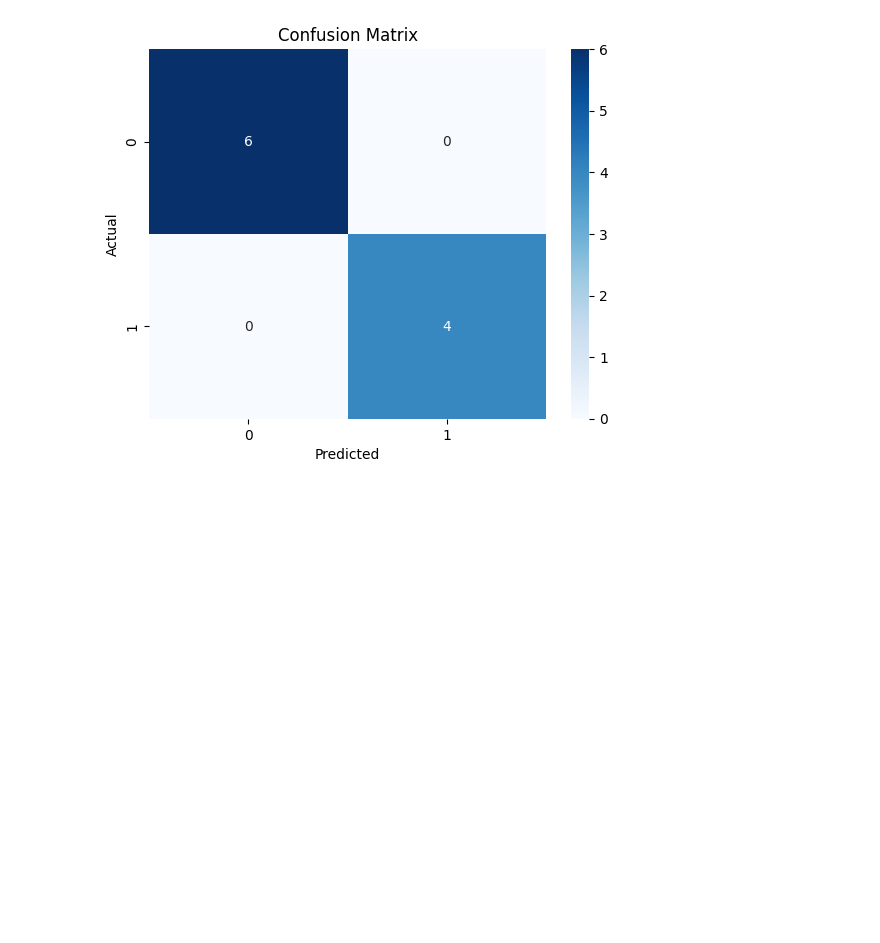
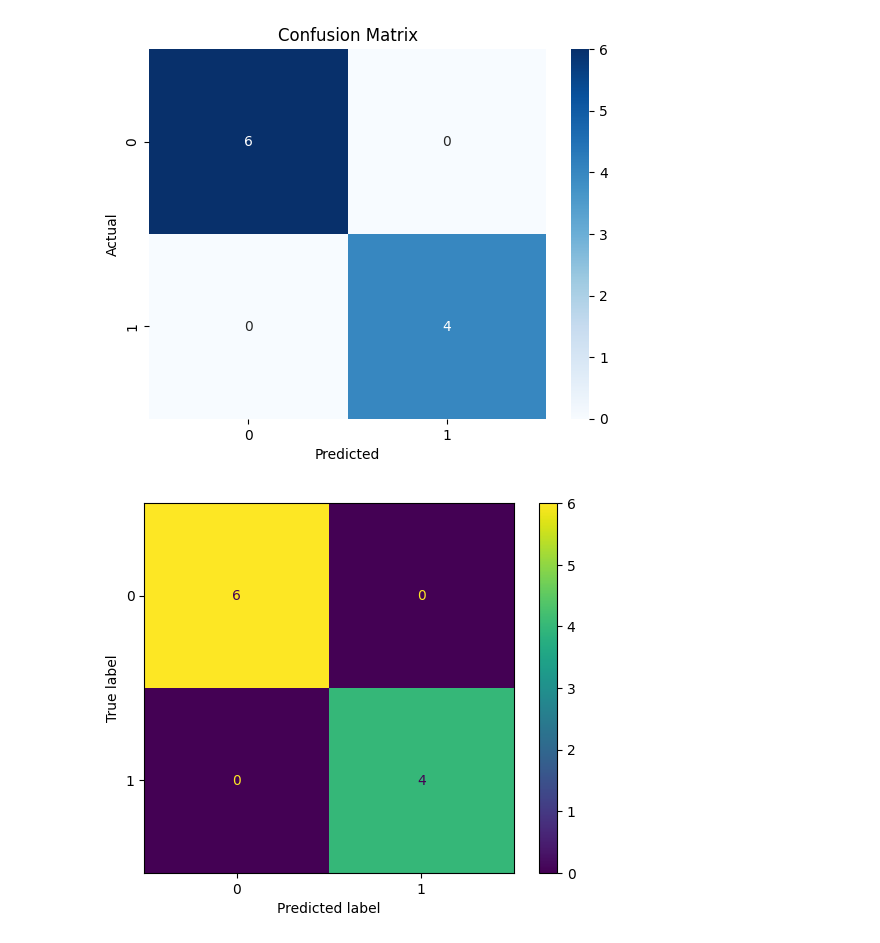
Before and after one commit to kiruthik5000/Statistics, a Jupyter notebook: Day7/example.ipynb, the cells around one changed output. Drawn from its saved outputs; the diff is of its cells as text; code cells hidden in the pictures; blank space fills up the shorter version.

```diff
--- a/Day7/example.ipynb
+++ b/Day7/example.ipynb
@@ -44,3 +44,9 @@ plt.show()
 [figure]
 # %%
 from sklearn.metrics import roc_curve, auc, ConfusionMatrixDisplay, RocCurveDisplay
+# %%
+disp = ConfusionMatrixDisplay(confusion_matrix=cm)
+disp.plot()
+plt.show()
+# %% [output]
+[figure, added]
```
Also changed, not shown: parts of 1 cell of this notebook, 4 other files.
